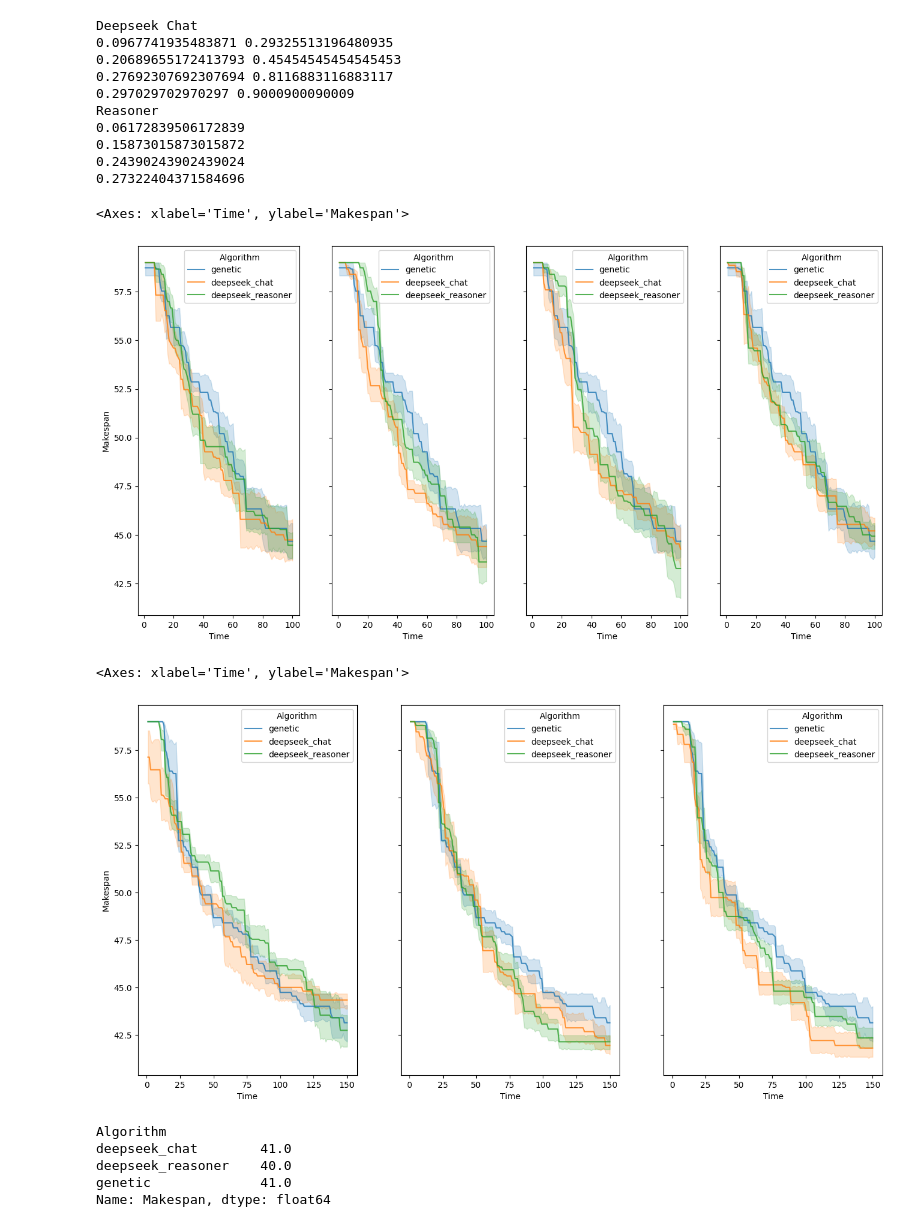
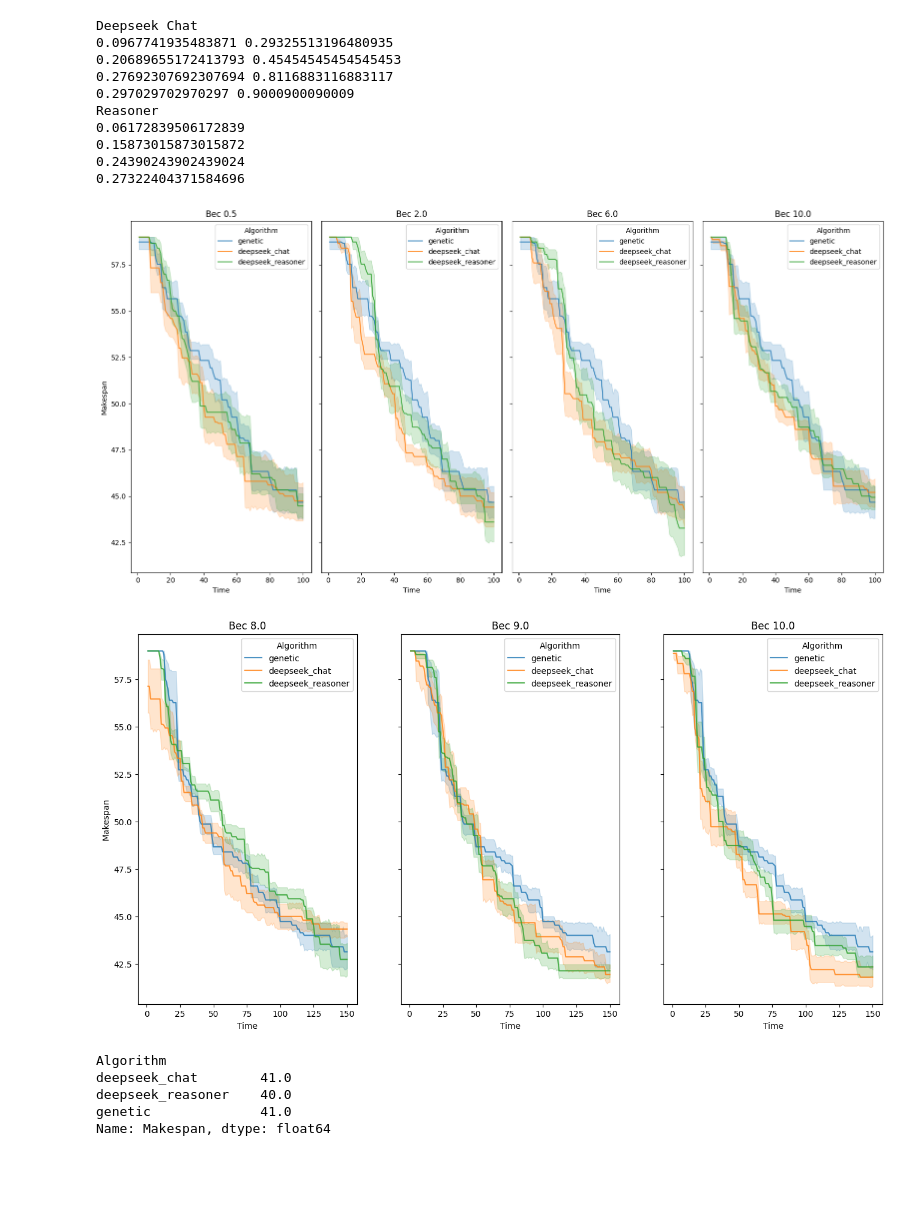
Before and after one commit to ku9efeld/DSL-and-RCPSP, a Jupyter notebook: Results.ipynb, the cells around one changed output. Drawn from its saved outputs; the diff is of its cells as text; code cells hidden in the pictures; blank space fills up the shorter version.

```diff
--- a/Results.ipynb
+++ b/Results.ipynb
@@ -47,32 +47,38 @@ Reasoner
 # %%
 _, axes = plt.subplots(*(1,4), figsize=(16,8), sharey=True)
 
 
 df = pd.read_csv('weight_experiment_df.csv')
 
 sns.lineplot(df.query('weight_param == 0.5 or Algorithm == "genetic"'),
               x='Time', y='Makespan', hue='Algorithm',
               estimator='mean', alpha=0.8, ax = axes[0])
 
 
 sns.lineplot(df.query('weight_param == 2.0 or Algorithm == "genetic"'),
               x='Time', y='Makespan', hue='Algorithm',
               estimator='mean', alpha=0.8, ax = axes[1])
 
 
 sns.lineplot(df.query('weight_param == 6.0 or Algorithm == "genetic"'),
               x='Time', y='Makespan', hue='Algorithm',
             estimator='mean', alpha=0.8, ax = axes[2])
 
 
 sns.lineplot(df.query('weight_param == 10.0 or Algorithm == "genetic"'),
               x='Time', y='Makespan', hue='Algorithm',
              estimator='mean', alpha=0.8, ax = axes[3])
 
+
+for ax, w in zip(axes, (0.5, 2.0, 6.0, 10.0)):
+    ax.set_title(f'Вес {w}')
+
+plt.tight_layout()
+
+
 #  units='run', estimator=None
 # %% [output]
-<Axes: xlabel='Time', ylabel='Makespan'>
-[figure, old version]
+[figure, new version]
 # %%
 df = pd.read_csv('weight_experiment2_df.csv')
 
@@ -95,14 +101,17 @@ sns.lineplot(df.query('weight_param == 10.0 or Algorithm == "genetic" '),
             estimator='mean', alpha=0.8, ax = axes[2])
 
 
+for ax, w in zip(axes, (8.0, 9.0, 10.0)):
+    ax.set_title(f'Вес {w}')
+
+
 # sns.lineplot(df.query('weight_param == 10.0'),
 #               x='Time', y='Makespan', hue='Algorithm',
 #              estimator='mean', alpha=0.8, ax = axes[3])
 
 #  units='run', estimator=None
 # %% [output]
-<Axes: xlabel='Time', ylabel='Makespan'>
-[figure, old version]
+[figure, new version]
 # %%
 df.groupby('Algorithm').Makespan.min()
 # %% [output]
```
Also changed, not shown: parts of 4 cells of this notebook, 55 other files.
